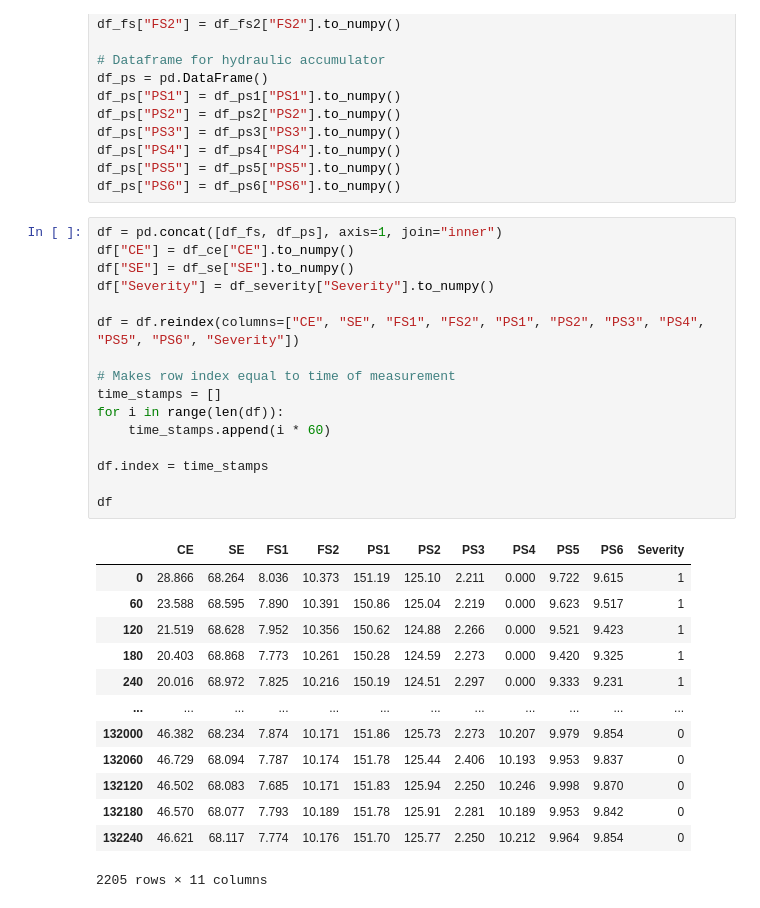
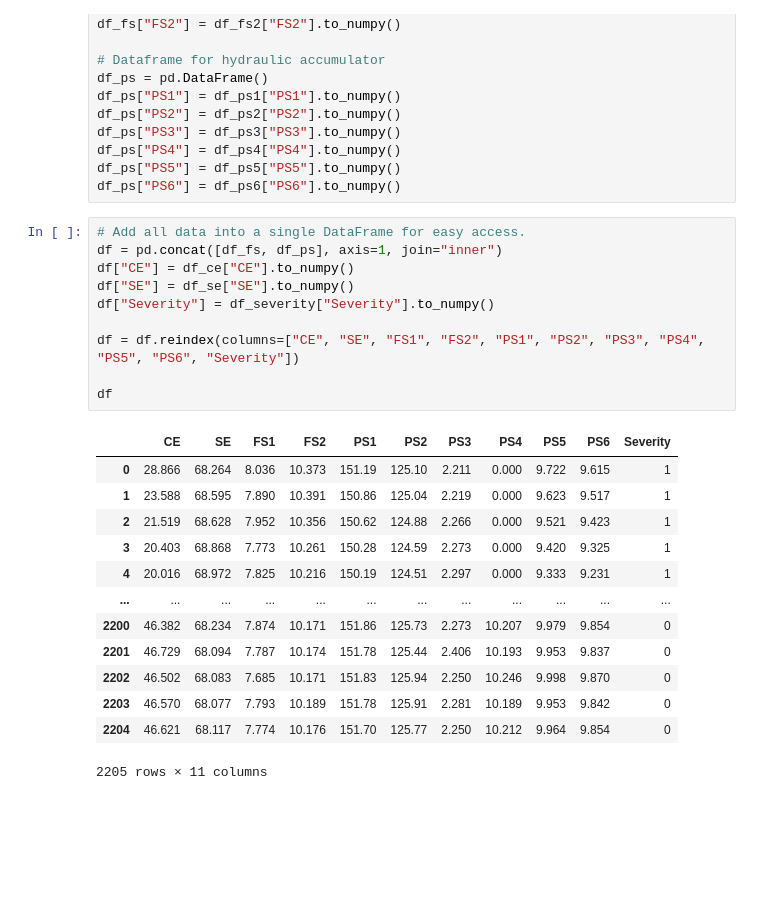
Before and after one commit to Predictive-maintenance-casus-2021/Predictive-Maintenance-supervised-learning, a Jupyter notebook: PredictiveMaintenanceMainNotebook.ipynb, the cells around one changed output. Drawn from its saved outputs; the diff is of its cells as text; blank space fills up the shorter version.

```diff
--- a/PredictiveMaintenanceMainNotebook.ipynb
+++ b/PredictiveMaintenanceMainNotebook.ipynb
@@ -42,32 +53,26 @@ df_ps["PS4"] = df_ps4["PS4"].to_numpy()
 df_ps["PS5"] = df_ps5["PS5"].to_numpy()
 df_ps["PS6"] = df_ps6["PS6"].to_numpy()
 # %%
+# Add all data into a single DataFrame for easy access.
 df = pd.concat([df_fs, df_ps], axis=1, join="inner")
 df["CE"] = df_ce["CE"].to_numpy()
 df["SE"] = df_se["SE"].to_numpy()
 df["Severity"] = df_severity["Severity"].to_numpy()
 
 df = df.reindex(columns=["CE", "SE", "FS1", "FS2", "PS1", "PS2", "PS3", "PS4", "PS5", "PS6", "Severity"])
 
-# Makes row index equal to time of measurement
-time_stamps = []
-for i in range(len(df)):
-    time_stamps.append(i * 60)
-
-df.index = time_stamps
-
 df
 # %% [output]
 |  | CE | SE | FS1 | FS2 | PS1 | PS2 | PS3 | PS4 | PS5 | PS6 | Severity |
 | 0 | 28.866 | 68.264 | 8.036 | 10.373 | 151.19 | 125.10 | 2.211 | 0.000 | 9.722 | 9.615 | 1 |
-| 60 | 23.588 | 68.595 | 7.890 | 10.391 | 150.86 | 125.04 | 2.219 | 0.000 | 9.623 | 9.517 | 1 |
-| 120 | 21.519 | 68.628 | 7.952 | 10.356 | 150.62 | 124.88 | 2.266 | 0.000 | 9.521 | 9.423 | 1 |
-| 180 | 20.403 | 68.868 | 7.773 | 10.261 | 150.28 | 124.59 | 2.273 | 0.000 | 9.420 | 9.325 | 1 |
-| 240 | 20.016 | 68.972 | 7.825 | 10.216 | 150.19 | 124.51 | 2.297 | 0.000 | 9.333 | 9.231 | 1 |
+| 1 | 23.588 | 68.595 | 7.890 | 10.391 | 150.86 | 125.04 | 2.219 | 0.000 | 9.623 | 9.517 | 1 |
+| 2 | 21.519 | 68.628 | 7.952 | 10.356 | 150.62 | 124.88 | 2.266 | 0.000 | 9.521 | 9.423 | 1 |
+| 3 | 20.403 | 68.868 | 7.773 | 10.261 | 150.28 | 124.59 | 2.273 | 0.000 | 9.420 | 9.325 | 1 |
+| 4 | 20.016 | 68.972 | 7.825 | 10.216 | 150.19 | 124.51 | 2.297 | 0.000 | 9.333 | 9.231 | 1 |
 | ... | ... | ... | ... | ... | ... | ... | ... | ... | ... | ... | ... |
-| 132000 | 46.382 | 68.234 | 7.874 | 10.171 | 151.86 | 125.73 | 2.273 | 10.207 | 9.979 | 9.854 | 0 |
-| 132060 | 46.729 | 68.094 | 7.787 | 10.174 | 151.78 | 125.44 | 2.406 | 10.193 | 9.953 | 9.837 | 0 |
-| 132120 | 46.502 | 68.083 | 7.685 | 10.171 | 151.83 | 125.94 | 2.250 | 10.246 | 9.998 | 9.870 | 0 |
-| 132180 | 46.570 | 68.077 | 7.793 | 10.189 | 151.78 | 125.91 | 2.281 | 10.189 | 9.953 | 9.842 | 0 |
-| 132240 | 46.621 | 68.117 | 7.774 | 10.176 | 151.70 | 125.77 | 2.250 | 10.212 | 9.964 | 9.854 | 0 |
+| 2200 | 46.382 | 68.234 | 7.874 | 10.171 | 151.86 | 125.73 | 2.273 | 10.207 | 9.979 | 9.854 | 0 |
+| 2201 | 46.729 | 68.094 | 7.787 | 10.174 | 151.78 | 125.44 | 2.406 | 10.193 | 9.953 | 9.837 | 0 |
+| 2202 | 46.502 | 68.083 | 7.685 | 10.171 | 151.83 | 125.94 | 2.250 | 10.246 | 9.998 | 9.870 | 0 |
+| 2203 | 46.570 | 68.077 | 7.793 | 10.189 | 151.78 | 125.91 | 2.281 | 10.189 | 9.953 | 9.842 | 0 |
+| 2204 | 46.621 | 68.117 | 7.774 | 10.176 | 151.70 | 125.77 | 2.250 | 10.212 | 9.964 | 9.854 | 0 |
 2205 rows × 11 columns
```
Also changed, not shown: parts of 12 cells of this notebook.
